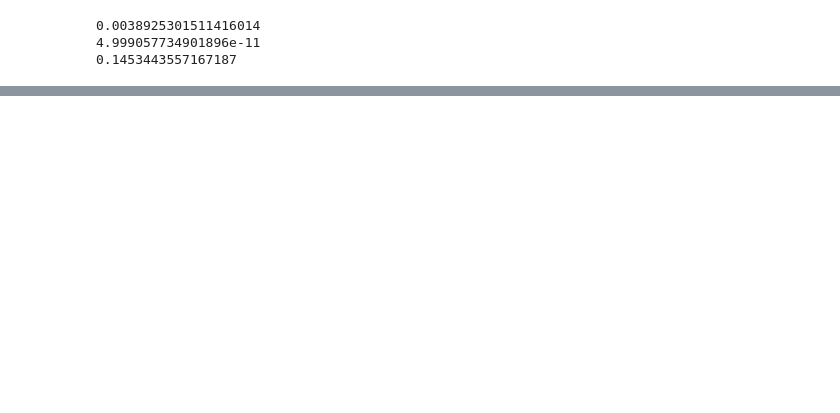
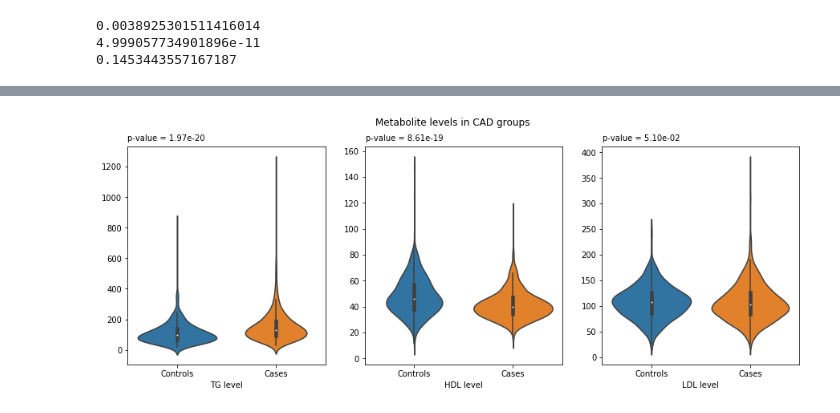
Before and after one commit to JediKnightChan/CAD-Research, a Jupyter notebook: main.ipynb, the cells around one changed output, grey strips where cells are left out. Saved outputs shown, nothing was run; the diff lists cells and outputs as text; code cells hidden in the pictures; blank space fills up the shorter version.

```diff
--- a/main.ipynb
+++ b/main.ipynb
@@ -216,0 +226,33 @@ for c, row in ldl_age_cad.iterrows():
+# %%
+# Violinplot with different lipid levels distinguished by CAD
+fig, axs = plt.subplots(ncols=3, figsize=(15, 5))
+sns.violinplot('CAD', 'tg',  data=df, ax=axs[0])
+fig.canvas.draw()
+
+axs[0].set_xlabel("TG level")
+axs[0].set_ylabel("")
+
+sns.violinplot('CAD', 'hdl',  data=df, ax=axs[1])
+axs[1].set_xlabel("HDL level")
+axs[1].set_ylabel("")
+
+sns.violinplot('CAD', 'ldl',  data=df, ax=axs[2])
+axs[2].set_xlabel("LDL level")
+axs[2].set_ylabel("")
+
+plt.suptitle("Metabolite levels in CAD groups")
+
+# Changing 0 and 1 to controls and cases
+for ax in axs:
+    labels = [item.get_text() for item in ax.get_xticklabels()]
+    labels[0] = "Controls"
+    labels[1] = "Cases"
+    ax.set_xticklabels(labels)
+
+plt.figtext(0.125, 0.9, "p-value = {:0.2e}".format(tg_p))
+plt.figtext(0.4, 0.9, "p-value = {:0.2e}".format(hdl_p))
+plt.figtext(0.6725, 0.9, "p-value = {:0.2e}".format(ldl_p))
+
+plt.savefig(path_join(IMAGES_DIR, 'violinplot-lipid_type-cad-level.png'))
+# %% [output]
+[figure, added]
```
Also changed, not shown: parts of 23 cells of this notebook, 3 other files.
